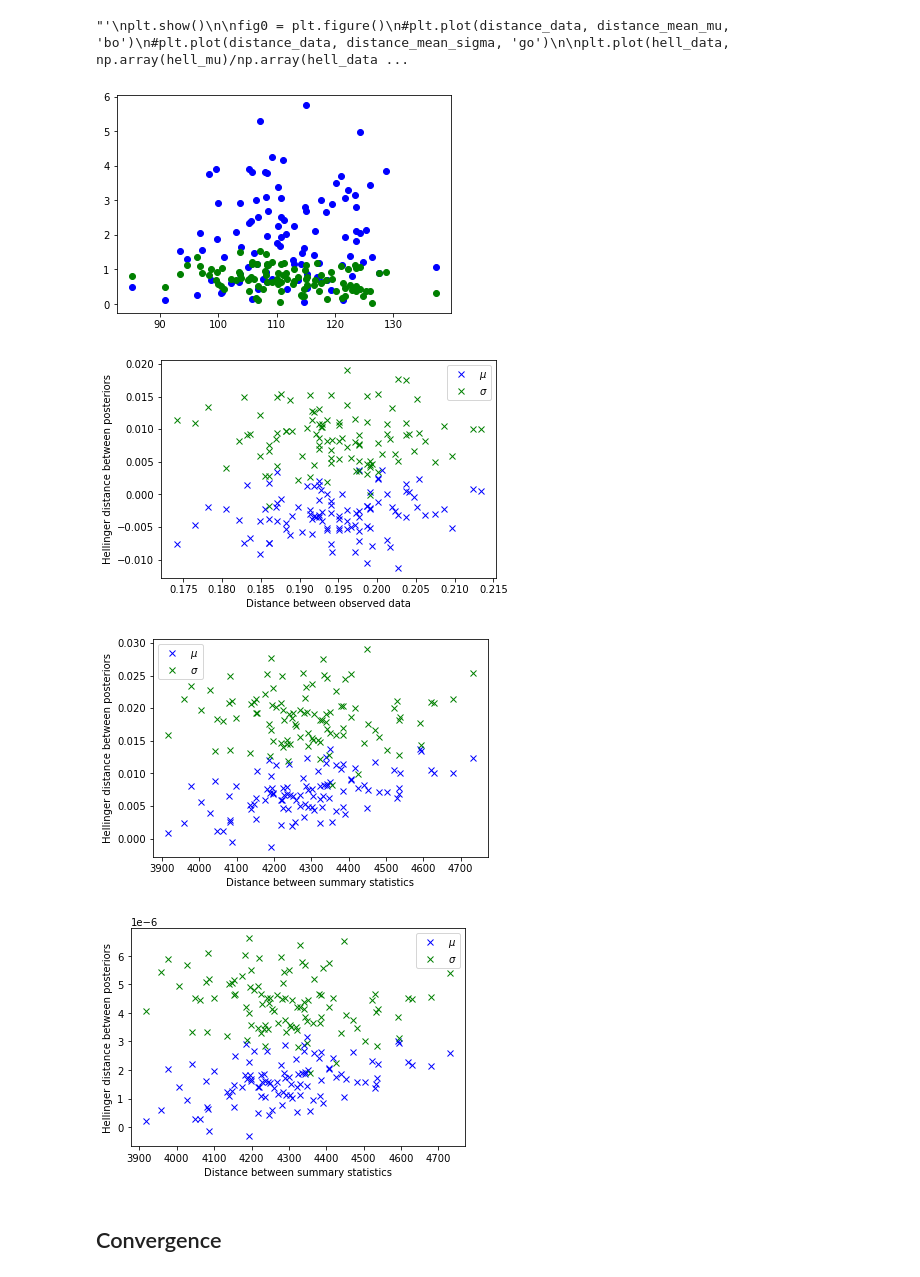
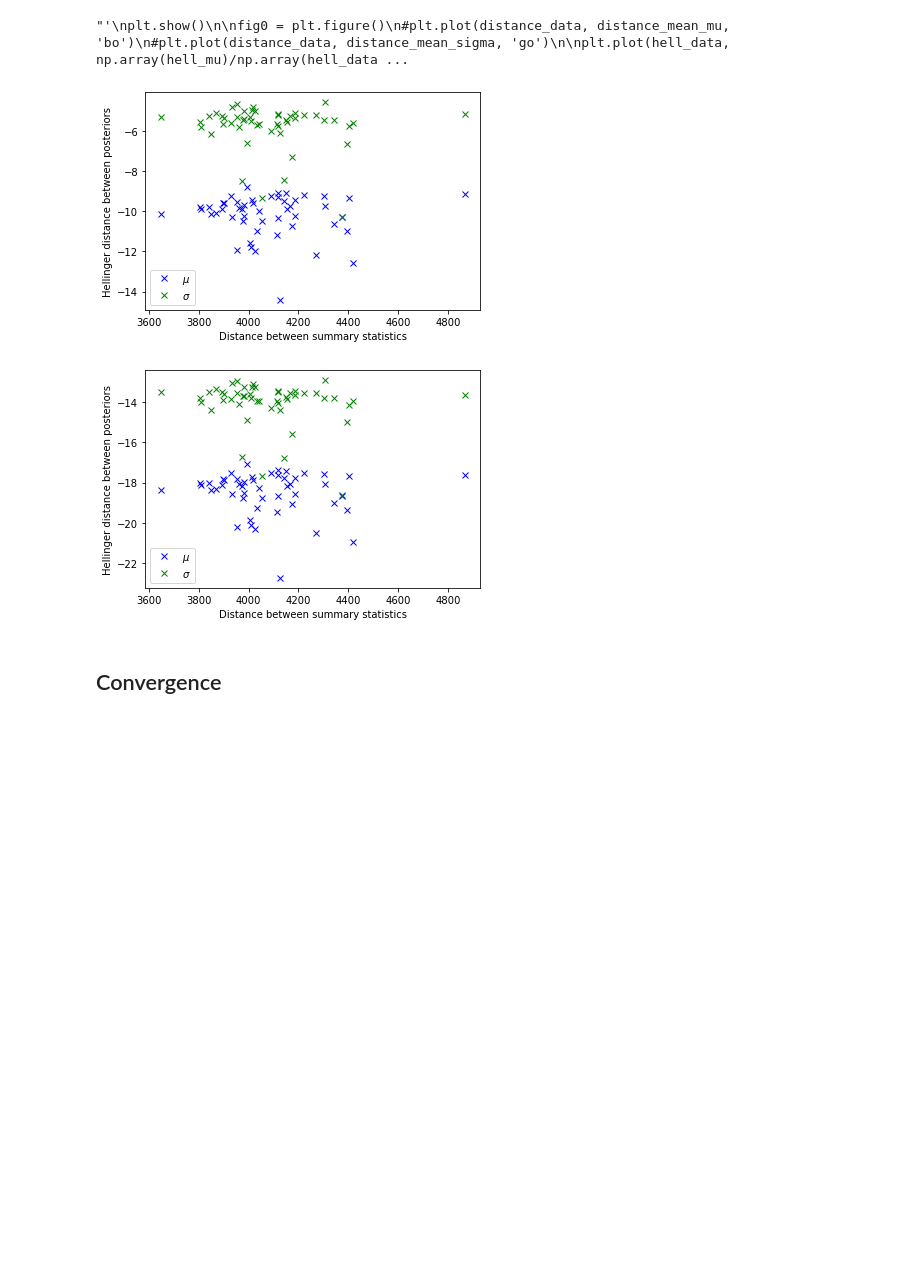
Before and after one commit to jiaao-wang98/Reconciling-Robustness-and-Interpretability-in-Machine-Learning, a Jupyter notebook: Stability.ipynb, the cells around one changed output. Cells and saved outputs as stored; diff of their text form; code cells hidden in the pictures; blank space fills up the shorter version.

```diff
--- a/Stability.ipynb
+++ b/Stability.ipynb
@@ -20,7 +20,7 @@ sampler = RejectionABC([height], [distance_calculator], backend, seed=1)
 
 # Try 100 times
 
-n_sample, n_samples_per_param = 250, 15
+n_sample, n_samples_per_param = 250, 1
 epsilon = 5000
 
 height_obs0 = height.forward_simulate([170, 10], k=50)
@@ -43,9 +43,12 @@ distance_mean_sigma = []
 hell_mu = []
 hell_sigma = []
 
+monte_mu = []
+monte_sigma = []
 
 
-for i in range(100):
+
+for i in range(50):
     # New observed data
     height_obs = height.forward_simulate([170, 10], k=50)
 
@@ -66,4 +69,7 @@ for i in range(100):
 
     hell_mu.append(hell_Gaussian(params0['mu'], params['mu'], 0.3, n=1000, plot = False))
     hell_sigma.append(hell_Gaussian(params0['sigma'], params['sigma'], 0.3, n=1000, plot = False))
+
+    monte_mu.append(monte_carlo(params0['mu'], params['mu']))
+    monte_sigma.append(monte_carlo(params0['sigma'], params['sigma']))
 # %% [output]
@@ -159,5 +180,5 @@ print(y_sp)
 # %%
-#
+'''
 fig0 = plt.figure()
 plt.plot(distance_data, distance_mean_mu, 'bo')
 plt.plot(distance_data, distance_mean_sigma, 'go')
@@ -175,8 +196,8 @@ plt.legend()
 plt.savefig('hell1')
 
 fig1 = plt.figure()
-plt.plot(distance_summary, np.array(hell_mu) + 0.01, 'bx', label=r'$\mu$')
-plt.plot(distance_summary, np.array(hell_sigma) + 0.01, 'gx', label=r'$\sigma$')
+plt.plot(distance_summary, np.array(hell_mu), 'bx', label=r'$\mu$')
+plt.plot(distance_summary, np.array(hell_sigma), 'gx', label=r'$\sigma$')
 #print(hell_mu)
 #print(hell_sigma)
 plt.xlabel('Distance between summary statistics')
@@ -187,8 +208,8 @@ plt.savefig('hell2')
 
 
 fig2 = plt.figure()
-plt.plot(distance_summary, (np.array(hell_mu) + 0.01) / distance_summary, 'bx', label=r'$\mu$')
-plt.plot(distance_summary, (np.array(hell_sigma) + 0.01) / distance_summary, 'gx', label=r'$\sigma$')
+plt.plot(distance_summary, (np.array(hell_mu)) / distance_summary, 'bx', label=r'$\mu$')
+plt.plot(distance_summary, (np.array(hell_sigma) ) / distance_summary, 'gx', label=r'$\sigma$')
 #print(hell_mu)
 #print(hell_sigma)
 plt.xlabel('Distance between summary statistics')
@@ -196,6 +217,30 @@ plt.ylabel('Hellinger distance between posteriors')
 #plt.title('Histogram of IQ')
 plt.legend()
 plt.savefig('hell3')
+'''
+
+fig1 = plt.figure()
+plt.plot(distance_summary, np.log(np.array(monte_mu)), 'bx', label=r'$\mu$')
+plt.plot(distance_summary, np.log(np.array(monte_sigma)), 'gx', label=r'$\sigma$')
+#print(hell_mu)
+#print(hell_sigma)
+plt.xlabel('Distance between summary statistics')
+plt.ylabel('Hellinger distance between posteriors')
+#plt.title('Histogram of IQ')
+plt.legend()
+plt.savefig('hell2')
+
+
+fig1 = plt.figure()
+plt.plot(distance_summary, np.log(np.array(monte_mu)/ distance_summary), 'bx', label=r'$\mu$')
+plt.plot(distance_summary, np.log(np.array(monte_sigma)/ distance_summary), 'gx', label=r'$\sigma$')
+#print(hell_mu)
+#print(hell_sigma)
+plt.xlabel('Distance between summary statistics')
+plt.ylabel('Hellinger distance between posteriors')
+#plt.title('Histogram of IQ')
+plt.legend()
+plt.savefig('hell2')
 
 
 ''''
@@ -227,37 +272,35 @@ plt.plot(distance_data, hell_sigma, 'gx', label=r'$\sigma$')
 #print(hell_mu)
 #print(hell_sigma)
 plt.xlabel('Euclidean distance between observed data')
 plt.ylabel('Hellinger distance between pos')
 #plt.title('Histogram of IQ')
 
 plt.legend()
 plt.savefig('hell2')
 
 plt.show()
 
 fig0 = plt.figure()
 #plt.plot(distance_data, distance_mean_mu, 'bo')
 #plt.plot(distance_data, distance_mean_sigma, 'go')
 
 plt.plot(distance_summary, hell_mu, 'bx', label=r'$\mu$')
 plt.plot(distance_summary, hell_sigma, 'gx', label=r'$\sigma$')
 #print(hell_mu)
 #print(hell_sigma)
 plt.xlabel('Euclidean distance between summary statistics')
 plt.ylabel('Hellinger distance between pos')
 #plt.title('Histogram of IQ')
 
 plt.legend()
 plt.savefig('hell2')
 
 plt.show()
 '''
 # %% [output]
 "'\nplt.show()\n\nfig0 = plt.figure()\n#plt.plot(distance_data, distance_mean_mu, 'bo')\n#plt.plot(distance_data, distance_mean_sigma, 'go')\n\nplt.plot(hell_data, np.array(hell_mu)/np.array(hell_data ...
-[figure, old version]
+[figure, new version]
-[figure, old version]
+[figure, new version]
-[figure, removed]
-[figure, removed]
 # %% [markdown]
 ## Convergence
 # %%
```
Also changed, not shown: parts of 8 cells of this notebook, 4 other files.
